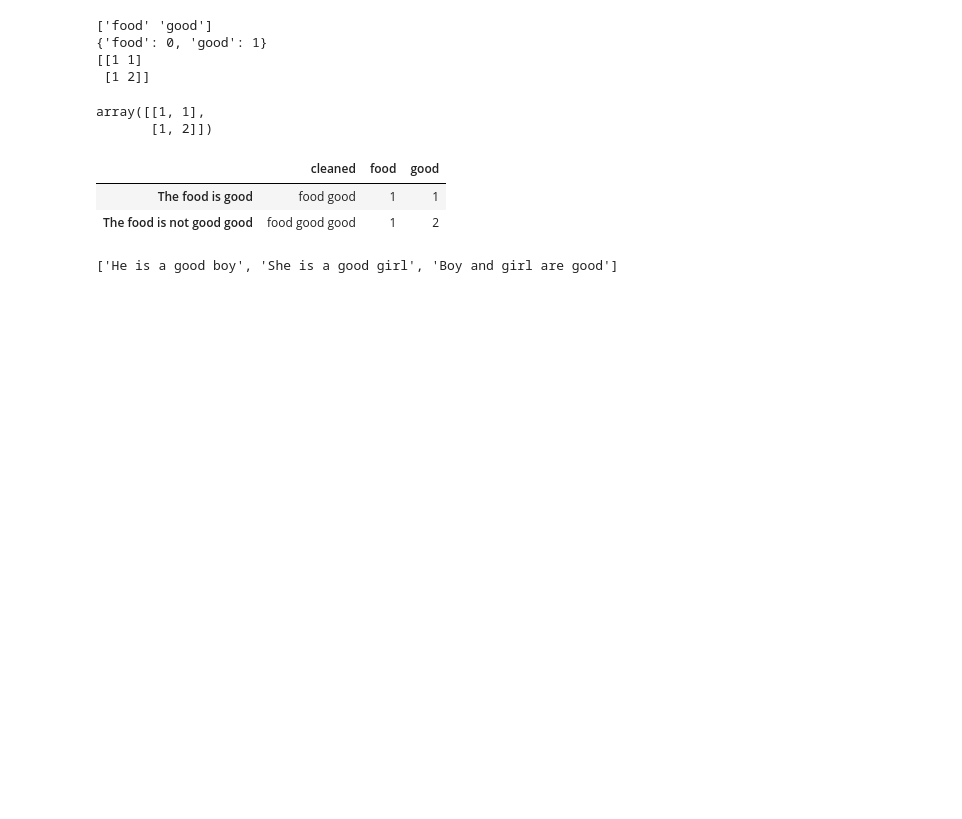
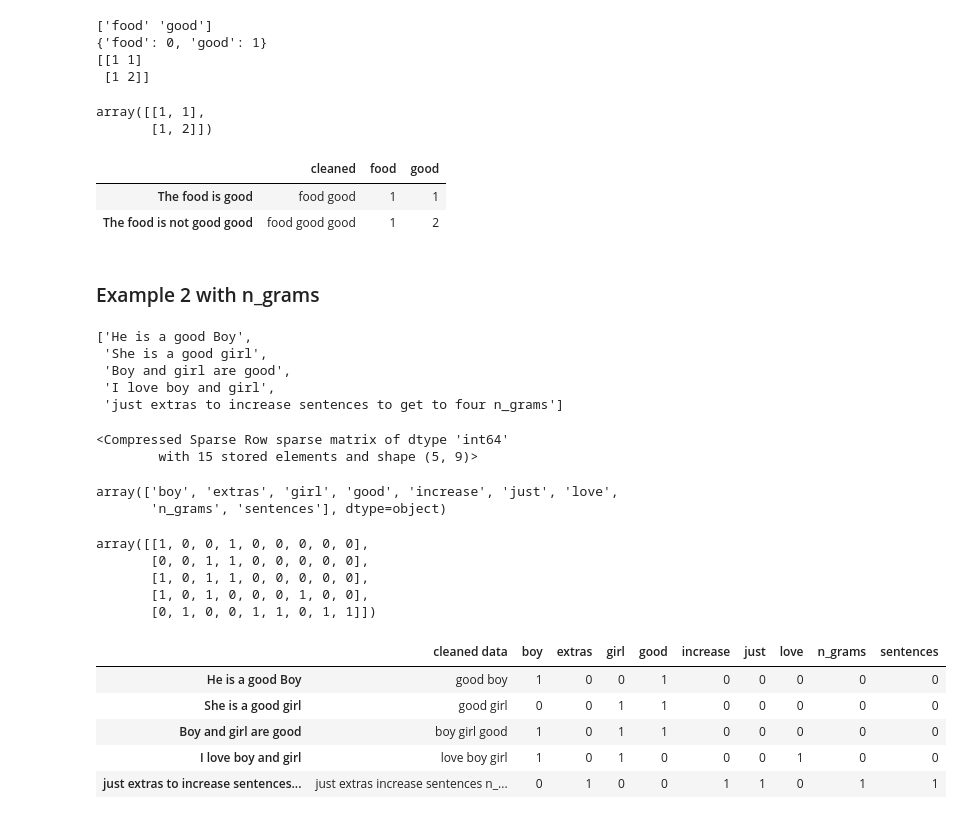
Before and after one commit to Kh3m/gen-ai-training, a Jupyter notebook: NLP/bow/bow_basics.ipynb, the cells around one changed output. Cells and saved outputs as stored; diff of their text form; code cells hidden in the pictures; blank space fills up the shorter version.

```diff
--- a/NLP/bow/bow_basics.ipynb
+++ b/NLP/bow/bow_basics.ipynb
@@ -51,27 +51,78 @@ df = pd.DataFrame(
     index=sentences,
 )
 
-cleaned  = []
+def clean_data(sentences):
 
-lower_sentences = [ sent.lower() for sent in sentences ]
+    cleaned  = []
 
-for sent in lower_sentences:
-    words = sent.split(" ")
-    sent = [ word for word in words if word not in text.ENGLISH_STOP_WORDS ]
-    cleaned.append(" ".join(sent))
+    lower_sentences = [ sent.lower() for sent in sentences ]
 
-df.insert(0, "cleaned", cleaned)
+    for sent in lower_sentences:
+        words = sent.split(" ")
+        sent = [ word for word in words if word not in text.ENGLISH_STOP_WORDS ]
+        cleaned.append(" ".join(sent))
+
+    return cleaned
+
+df.insert(0, "cleaned", clean_data(sentences))
 df
 # %% [output]
 |  | cleaned | food | good |
 | The food is good | food good | 1 | 1 |
 | The food is not good good | food good good | 1 | 2 |
+# %% [markdown]
+### Example 2 with n_grams
 # %%
 sentences_2 = [
-    "He is a good boy",
+    "He is a good Boy",
     "She is a good girl",
     "Boy and girl are good",
+    "I love boy and girl",
+    "just extras to increase sentences to get to four n_grams"
 ]
 sentences_2
 # %% [output]
-['He is a good boy', 'She is a good girl', 'Boy and girl are good']
+['He is a good Boy',
+ 'She is a good girl',
+ 'Boy and girl are good',
+ 'I love boy and girl',
+ 'just extras to increase sentences to get to four n_grams']
+# %%
+vectorizer2 = CountVectorizer(
+    stop_words="english",
+)
+vectors = vectorizer2.fit_transform(sentences_2)
+vectors
+# %% [output]
+<Compressed Sparse Row sparse matrix of dtype 'int64'
+        with 15 stored elements and shape (5, 9)>
+# %%
+feature_names2 = vectorizer2.get_feature_names_out()
+feature_names2
+# %% [output]
+array(['boy', 'extras', 'girl', 'good', 'increase', 'just', 'love',
+       'n_grams', 'sentences'], dtype=object)
+# %%
+vectors.toarray()
+# %% [output]
+array([[1, 0, 0, 1, 0, 0, 0, 0, 0],
+       [0, 0, 1, 1, 0, 0, 0, 0, 0],
+       [1, 0, 1, 1, 0, 0, 0, 0, 0],
+       [1, 0, 1, 0, 0, 0, 1, 0, 0],
+       [0, 1, 0, 0, 1, 1, 0, 1, 1]])
+# %%
+df_2 = pd.DataFrame(
+    data=vectors.toarray(),
+    columns=feature_names2,
+    index=sentences_2
+)
+
+df_2.insert(0, "cleaned data", clean_data(sentences_2))
+df_2
+# %% [output]
+|  | cleaned data | boy | extras | girl | good | increase | just | love | n_grams | sentences |
+| He is a good Boy | good boy | 1 | 0 | 0 | 1 | 0 | 0 | 0 | 0 | 0 |
+| She is a good girl | good girl | 0 | 0 | 1 | 1 | 0 | 0 | 0 | 0 | 0 |
+| Boy and girl are good | boy girl good | 1 | 0 | 1 | 1 | 0 | 0 | 0 | 0 | 0 |
+| I love boy and girl | love boy girl | 1 | 0 | 1 | 0 | 0 | 0 | 1 | 0 | 0 |
+| just extras to increase sentences... | just extras increase sentences n_... | 0 | 1 | 0 | 0 | 1 | 1 | 0 | 1 | 1 |
```
Also changed, not shown: parts of 6 cells of this notebook, 1 other file.
